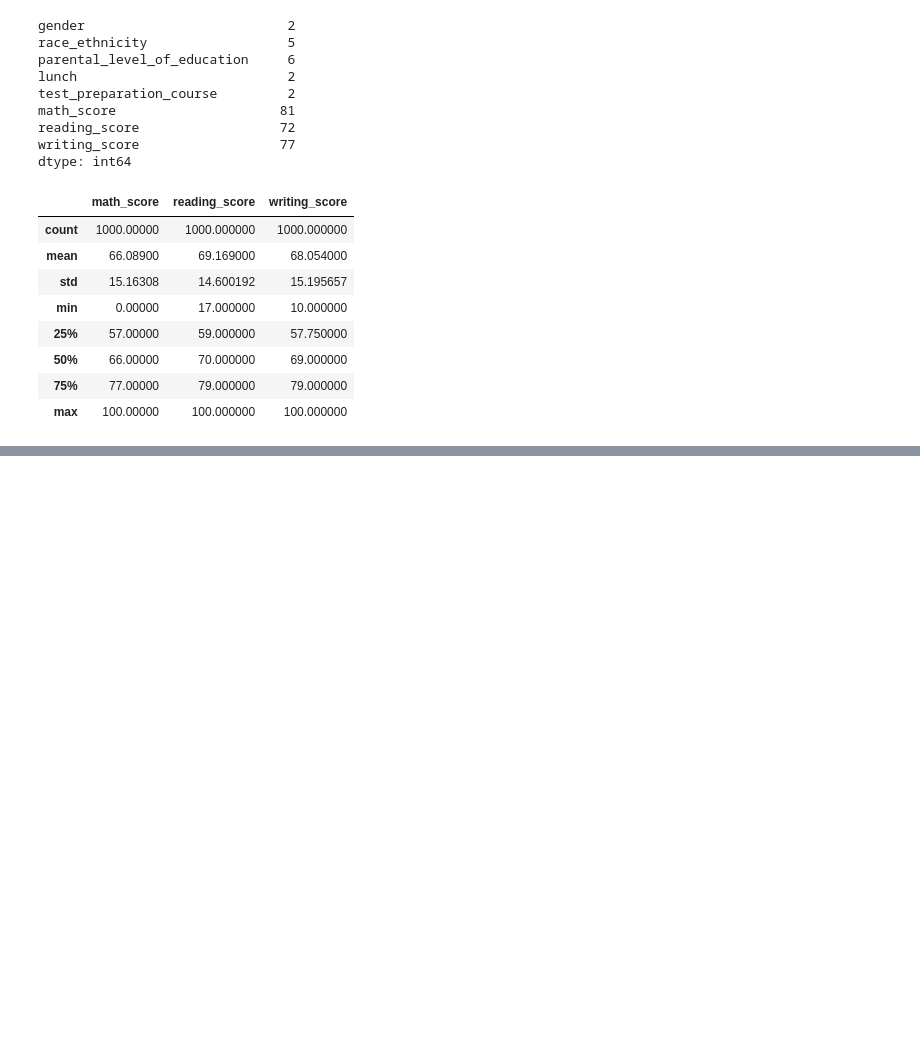
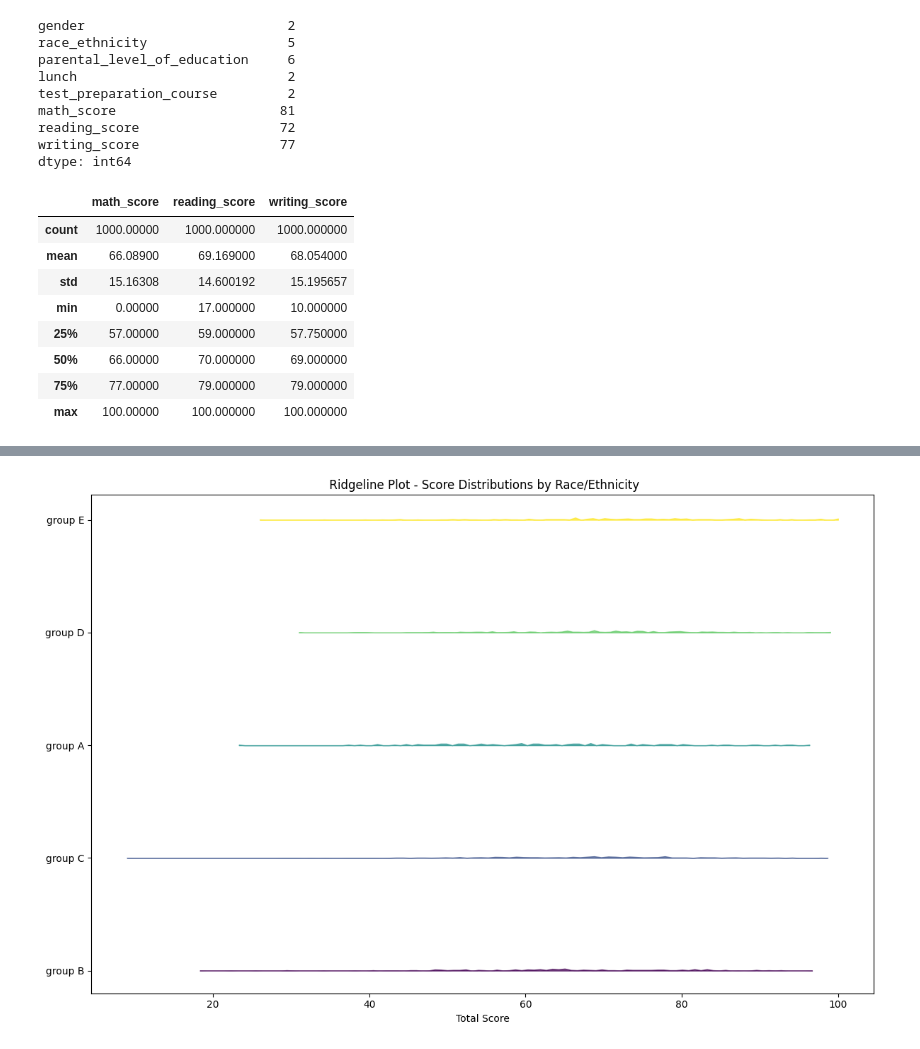
Before and after one commit to nasim-raj-laskar/stud-perf-pipeline, a Jupyter notebook: notebook/EDA.ipynb, the cells around one changed output, grey strips where cells are left out. Saved outputs shown, nothing was run; the diff lists cells and outputs as text; code cells hidden in the pictures; blank space fills up the shorter version.

```diff
--- a/notebook/EDA.ipynb
+++ b/notebook/EDA.ipynb
@@ -106,0 +233,34 @@ print("Categories in 'gender' varialble")
+# %%
+#Animated Bubble Chart - Score evolution by parent education
+df['total_score'] = df[['math_score', 'reading_score', 'writing_score']].mean(axis=1)
+bubble_data = df.groupby(['parental_level_of_education', 'gender']).agg({
+    'total_score': 'mean',
+    'math_score': 'mean',
+    'reading_score': 'mean'
+}).reset_index()
+
+fig = px.scatter(bubble_data, x='math_score', y='reading_score',
+                size='total_score', color='parental_level_of_education',
+                hover_name='gender', animation_frame='parental_level_of_education',
+                title=' Animated Bubble Chart - Score Evolution by Education Level')
+fig.show()
+# %%
+# Ridgeline Plot - Score distributions by race/ethnicity
+fig, ax = plt.subplots(figsize=(12, 8))
+groups = df['race_ethnicity'].unique()
+colors = plt.cm.viridis(np.linspace(0, 1, len(groups)))
+
+for i, group in enumerate(groups):
+    data = df[df['race_ethnicity'] == group]['total_score']
+    ax.fill_between(np.linspace(data.min(), data.max(), 100),
+                   i + np.histogram(data, bins=100, density=True)[0] * 0.3,
+                   i, alpha=0.7, color=colors[i], label=group)
+
+ax.set_yticks(range(len(groups)))
+ax.set_yticklabels(groups)
+ax.set_xlabel('Total Score')
+ax.set_title(' Ridgeline Plot - Score Distributions by Race/Ethnicity')
+plt.tight_layout()
+plt.show()
+# %% [output]
+[figure, added]
```
Also changed, not shown: parts of 17 cells of this notebook, 13 other files.
